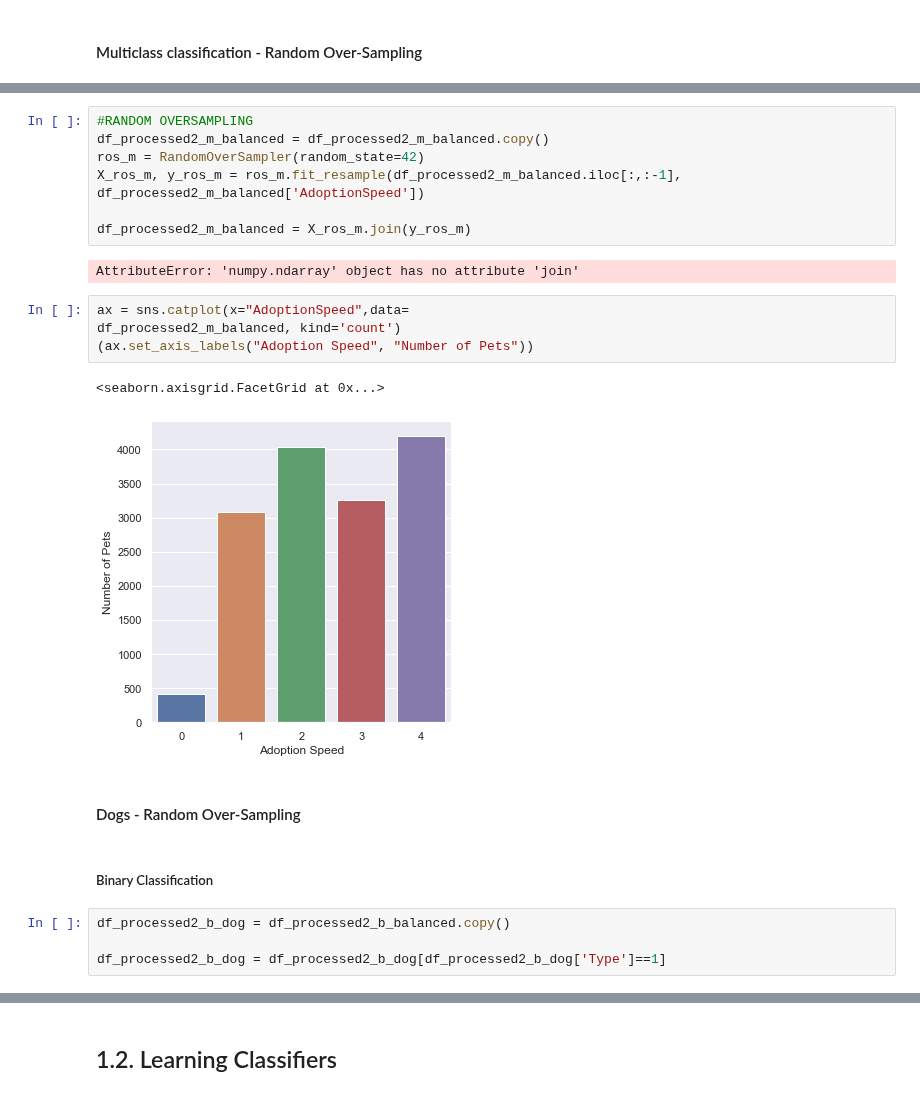
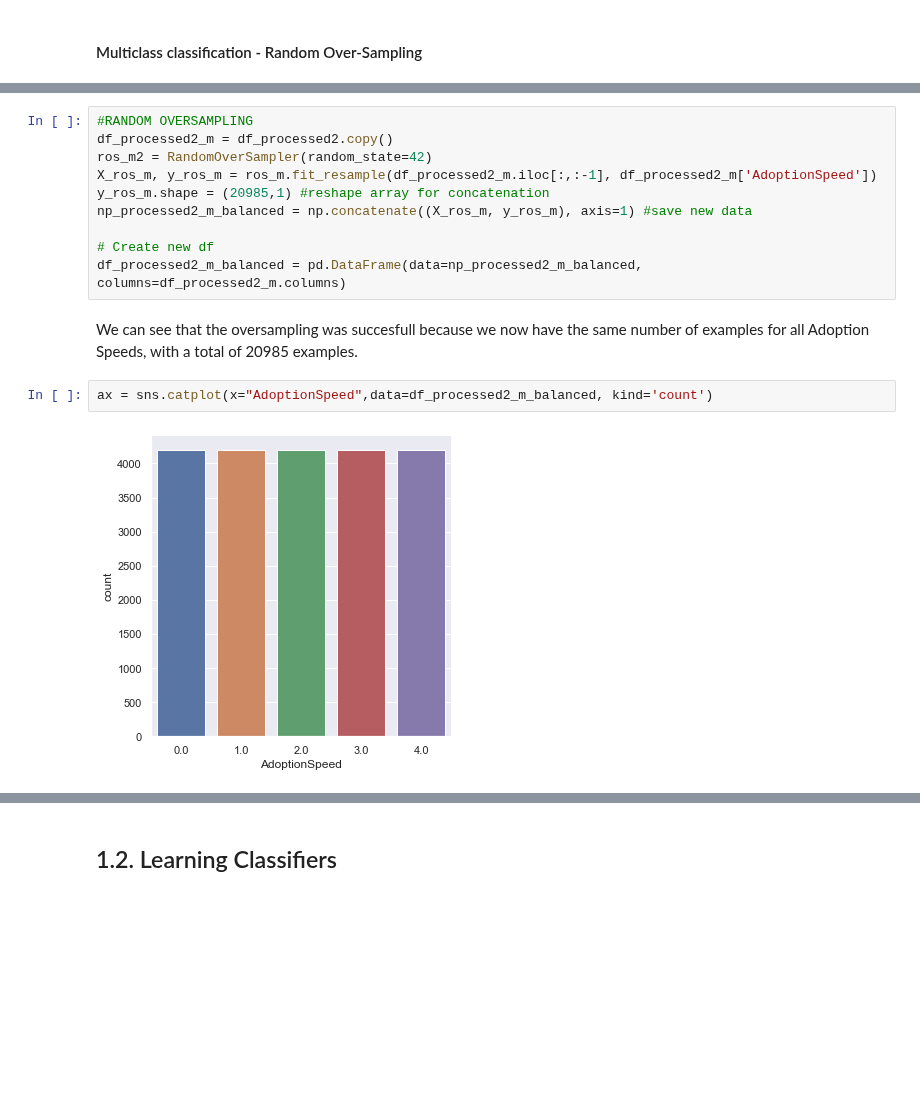
Before and after one commit to beatriz-lima/Machine-Learning-2019, a Jupyter notebook: Notes_Project.ipynb, the cells around one changed output, grey strips where cells are left out. Saved outputs shown, nothing was run; the diff lists cells and outputs as text; blank space fills up the shorter version.

```diff
--- a/Notes_Project.ipynb
+++ b/Notes_Project.ipynb
@@ -740,24 +739,16 @@ df_processed2_m = df_processed2.copy()
-# %%
-#RANDOM OVERSAMPLING
-df_processed2_m_balanced = df_processed2_m_balanced.copy()
-ros_m = RandomOverSampler(random_state=42)
-X_ros_m, y_ros_m = ros_m.fit_resample(df_processed2_m_balanced.iloc[:,:-1], df_processed2_m_balanced['AdoptionSpeed'])
-
-df_processed2_m_balanced = X_ros_m.join(y_ros_m)
-# %% [output]
-AttributeError: 'numpy.ndarray' object has no attribute 'join'
+# %%
+#RANDOM OVERSAMPLING
+df_processed2_m = df_processed2.copy()
+ros_m2 = RandomOverSampler(random_state=42)
+X_ros_m, y_ros_m = ros_m.fit_resample(df_processed2_m.iloc[:,:-1], df_processed2_m['AdoptionSpeed'])
+y_ros_m.shape = (20985,1) #reshape array for concatenation
+np_processed2_m_balanced = np.concatenate((X_ros_m, y_ros_m), axis=1) #save new data
+
+# Create new df
+df_processed2_m_balanced = pd.DataFrame(data=np_processed2_m_balanced, columns=df_processed2_m.columns)
+# %% [markdown]
+We can see that the oversampling was succesfull because we now have the same number of examples for all Adoption Speeds, with a total of 20985 examples.
 # %%
-ax = sns.catplot(x="AdoptionSpeed",data=
-df_processed2_m_balanced, kind='count')
-(ax.set_axis_labels("Adoption Speed", "Number of Pets"))
+ax = sns.catplot(x="AdoptionSpeed",data=df_processed2_m_balanced, kind='count')
 # %% [output]
-<seaborn.axisgrid.FacetGrid at 0x...>
-[figure, old version]
+[figure, new version]
-# %% [markdown]
-#### Dogs - Random Over-Sampling
-# %% [markdown]
-##### Binary Classification
-# %%
-df_processed2_b_dog = df_processed2_b_balanced.copy()
-
-df_processed2_b_dog = df_processed2_b_dog[df_processed2_b_dog['Type']==1]
```
Also changed, not shown: parts of 71 cells of this notebook.
